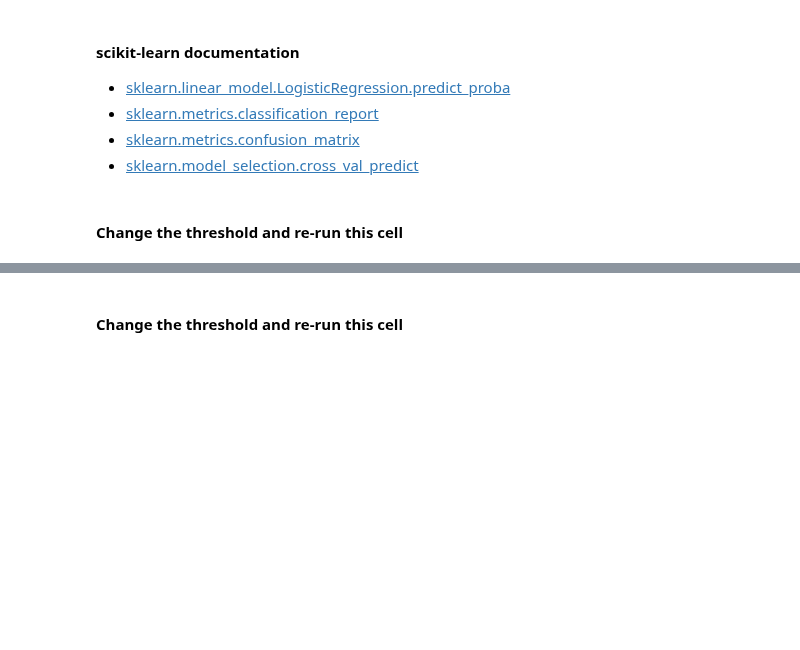
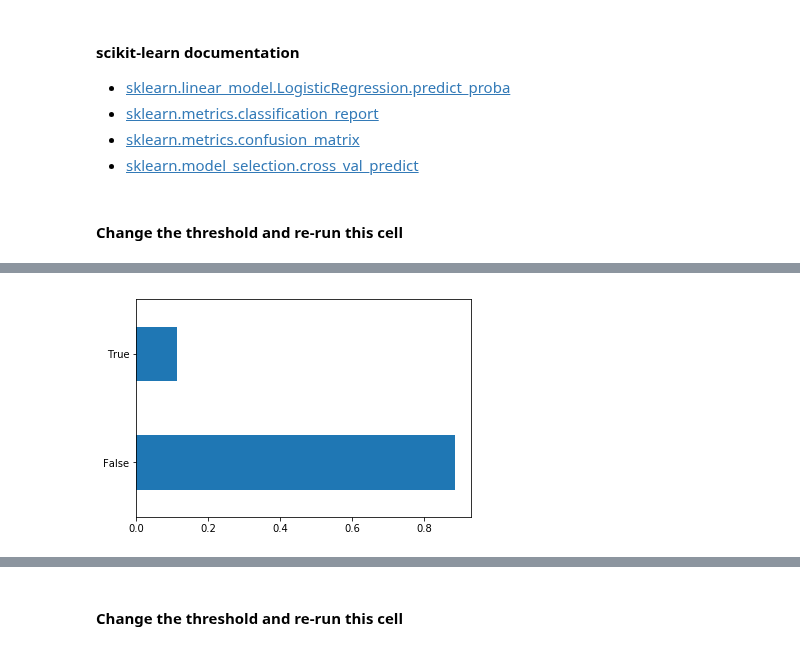
Before and after one commit to LambdaSchool/DS-Unit-2-Sprint-3-Classification-Validation, a Jupyter notebook: module3-classification-metrics/LS_DS_233_Classification_Metrics_Imbalanced_Classes-Ned-Horsey.ipynb, the cells around one changed output, grey strips where cells are left out. Cells and saved outputs as stored; diff of their text form; code cells hidden in the pictures; blank space fills up the shorter version.

```diff
--- a/module3-classification-metrics/LS_DS_233_Classification_Metrics_Imbalanced_Classes-Ned-Horsey.ipynb
+++ b/module3-classification-metrics/LS_DS_233_Classification_Metrics_Imbalanced_Classes-Ned-Horsey.ipynb
@@ -109,3 +127,7 @@ labels.head(20)
 | 4216 | False | 0.026534 | False | True |
 | 6347 | False | 0.024661 | False | True |
 | 39226 | True | 0.864744 | True | True |
+# %%
+y_train.value_counts(normalize=True).plot.barh();
+# %% [output]
+[figure, added]
```
Also changed, not shown: parts of 27 cells of this notebook.
